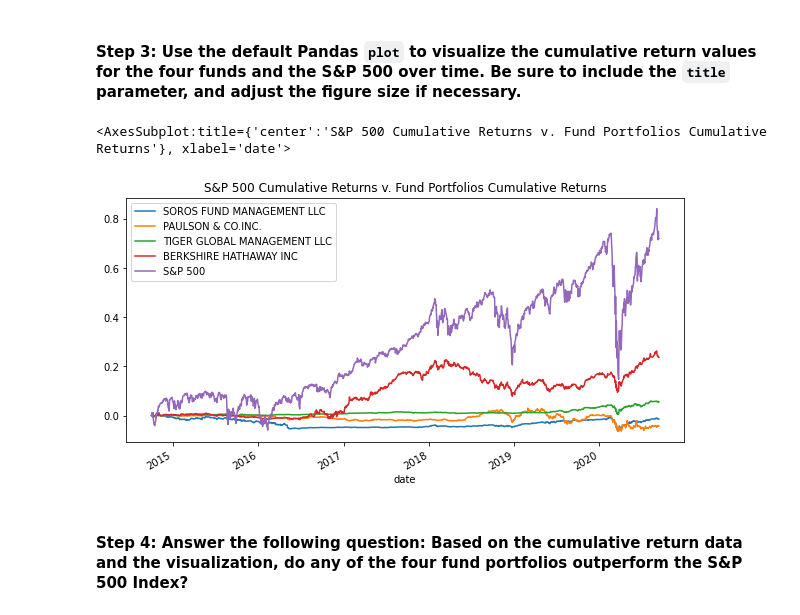
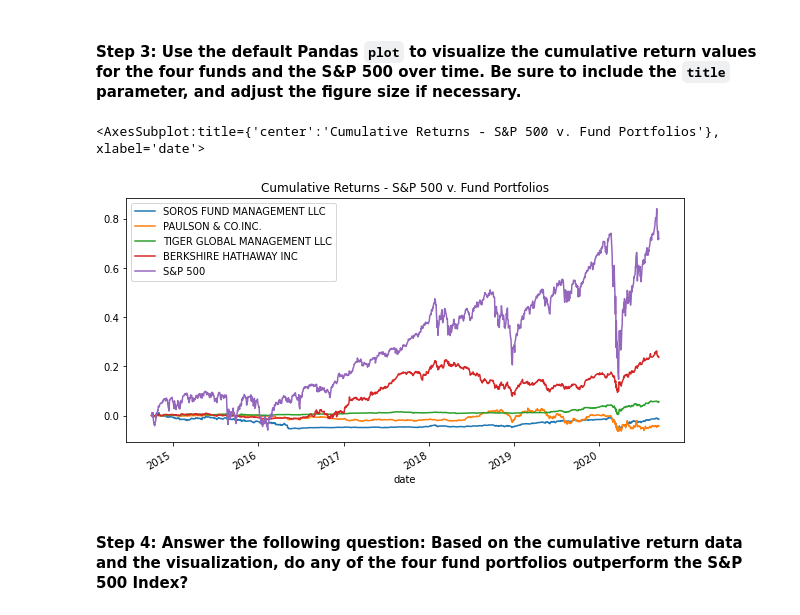
Before and after one commit to Nia-Robinson/risk-return-analysis, a Jupyter notebook: risk_return_analysis.ipynb, the cells around one changed output. Drawn from its saved outputs; the diff is of its cells as text; code cells hidden in the pictures.

```diff
--- a/risk_return_analysis.ipynb
+++ b/risk_return_analysis.ipynb
@@ -180,10 +180,10 @@ cumulative_returns.tail()
 # %%
 # Visualize the cumulative returns using the Pandas plot function
 # Include a title parameter and adjust the figure size
-cumulative_returns.plot(figsize=(10,5), title="S&P 500 Cumulative Returns v. Fund Portfolios Cumulative Returns")
+cumulative_returns.plot(figsize=(10,5), title="Cumulative Returns - S&P 500 v. Fund Portfolios")
 # %% [output]
-<AxesSubplot:title={'center':'S&P 500 Cumulative Returns v. Fund Portfolios Cumulative Returns'}, xlabel='date'>
+<AxesSubplot:title={'center':'Cumulative Returns - S&P 500 v. Fund Portfolios'}, xlabel='date'>
-[figure, old version]
+[figure, new version]
 # %% [markdown]
 #### Step 4: Answer the following question: Based on the cumulative return data and the visualization, do any of the four fund portfolios outperform the S&P 500 Index?
 # %% [markdown]
```
Also changed, not shown: parts of 10 cells of this notebook.
